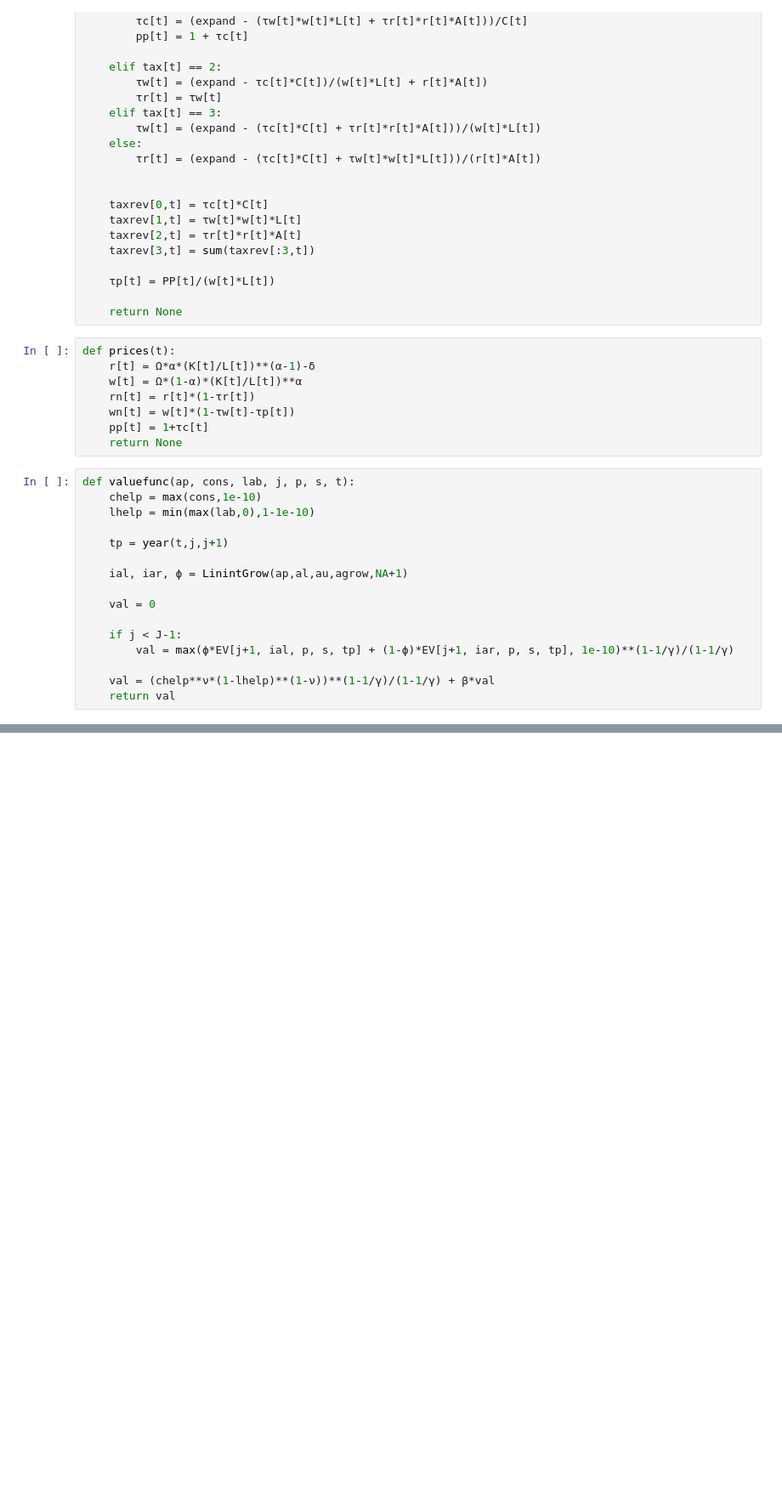
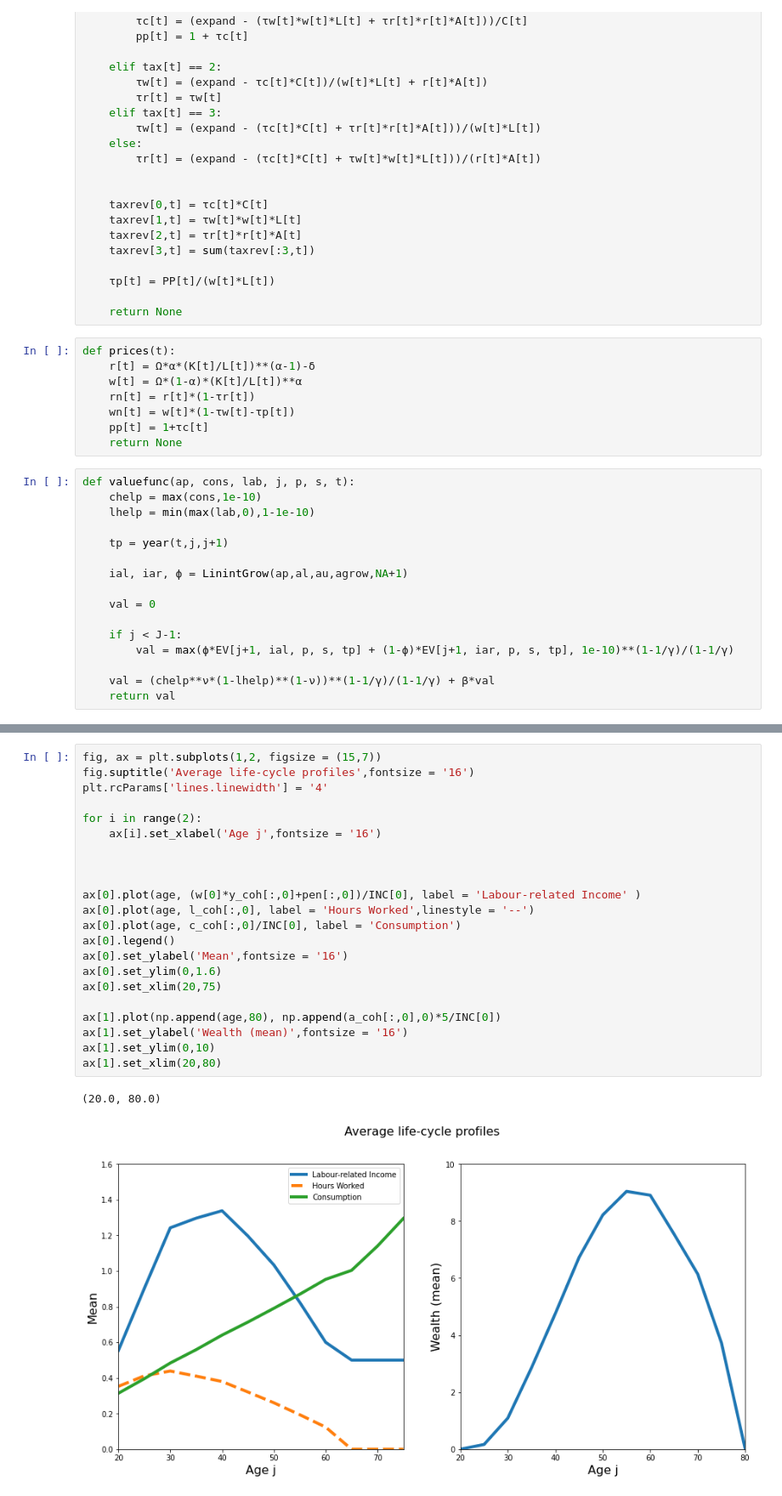
Before and after one commit to lalala8797/Fortran-Python-CE, a Jupyter notebook: CE_Fortran_Chapter_11.2.ipynb, the cells around one changed output, grey strips where cells are left out. Shown at 85% size. Saved outputs shown, nothing was run; the diff lists cells and outputs as text; blank space fills up the shorter version.

```diff
--- a/CE_Fortran_Chapter_11.2.ipynb
+++ b/CE_Fortran_Chapter_11.2.ipynb
@@ -476,0 +458,25 @@ KeyboardInterrupt:
+# %%
+fig, ax = plt.subplots(1,2, figsize = (15,7))
+fig.suptitle('Average life-cycle profiles',fontsize = '16')
+plt.rcParams['lines.linewidth'] = '4'
+
+for i in range(2):
+    ax[i].set_xlabel('Age j',fontsize = '16')
+
+
+
+ax[0].plot(age, (w[0]*y_coh[:,0]+pen[:,0])/INC[0], label = 'Labour-related Income' )
+ax[0].plot(age, l_coh[:,0], label = 'Hours Worked',linestyle = '--')
+ax[0].plot(age, c_coh[:,0]/INC[0], label = 'Consumption')
+ax[0].legend()
+ax[0].set_ylabel('Mean',fontsize = '16')
+ax[0].set_ylim(0,1.6)
+ax[0].set_xlim(20,75)
+
+ax[1].plot(np.append(age,80), np.append(a_coh[:,0],0)*5/INC[0])
+ax[1].set_ylabel('Wealth (mean)',fontsize = '16')
+ax[1].set_ylim(0,10)
+ax[1].set_xlim(20,80)
+# %% [output]
+(20.0, 80.0)
+[figure, added]
```
Also changed, not shown: parts of 14 cells of this notebook.
